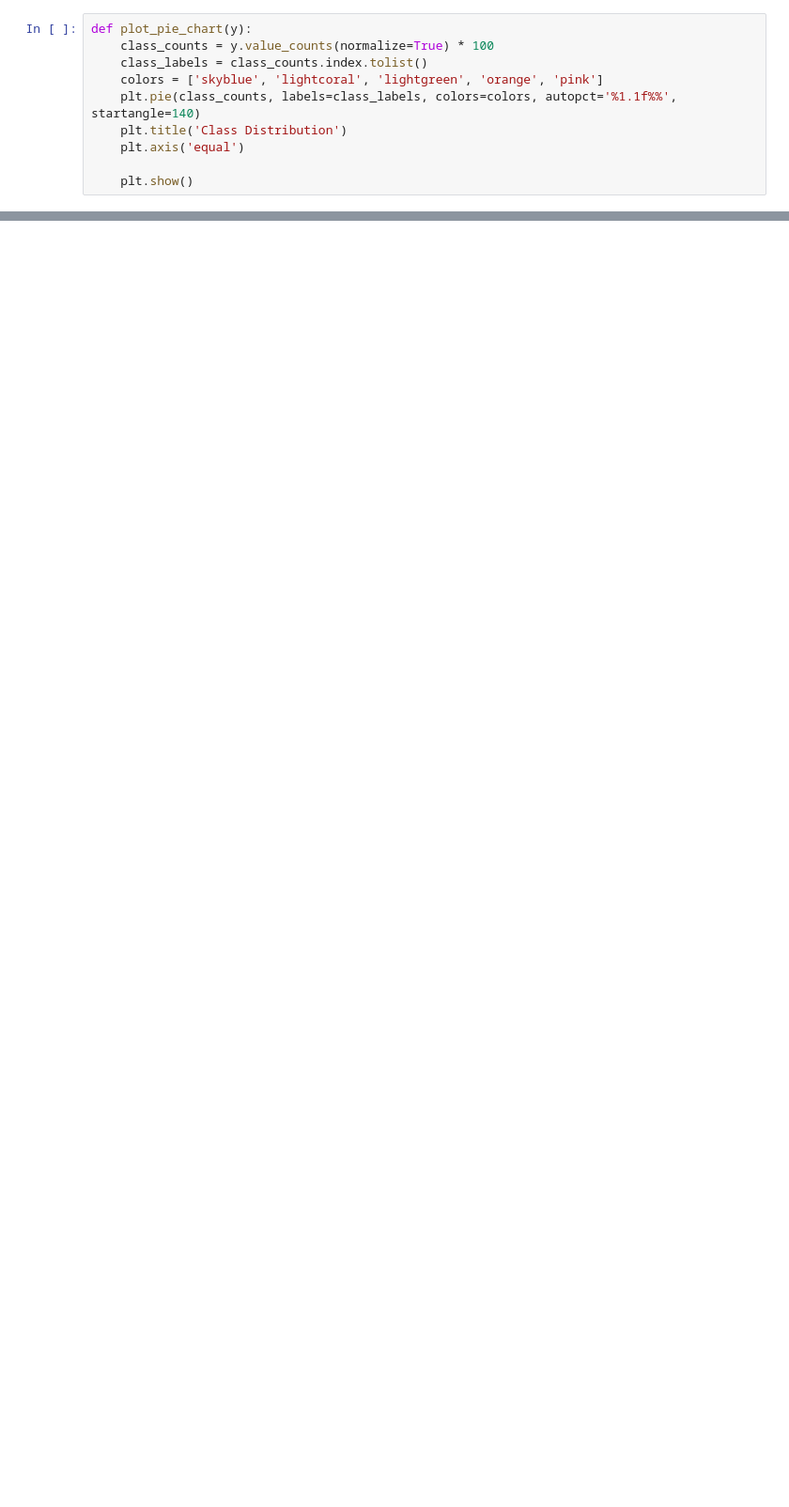
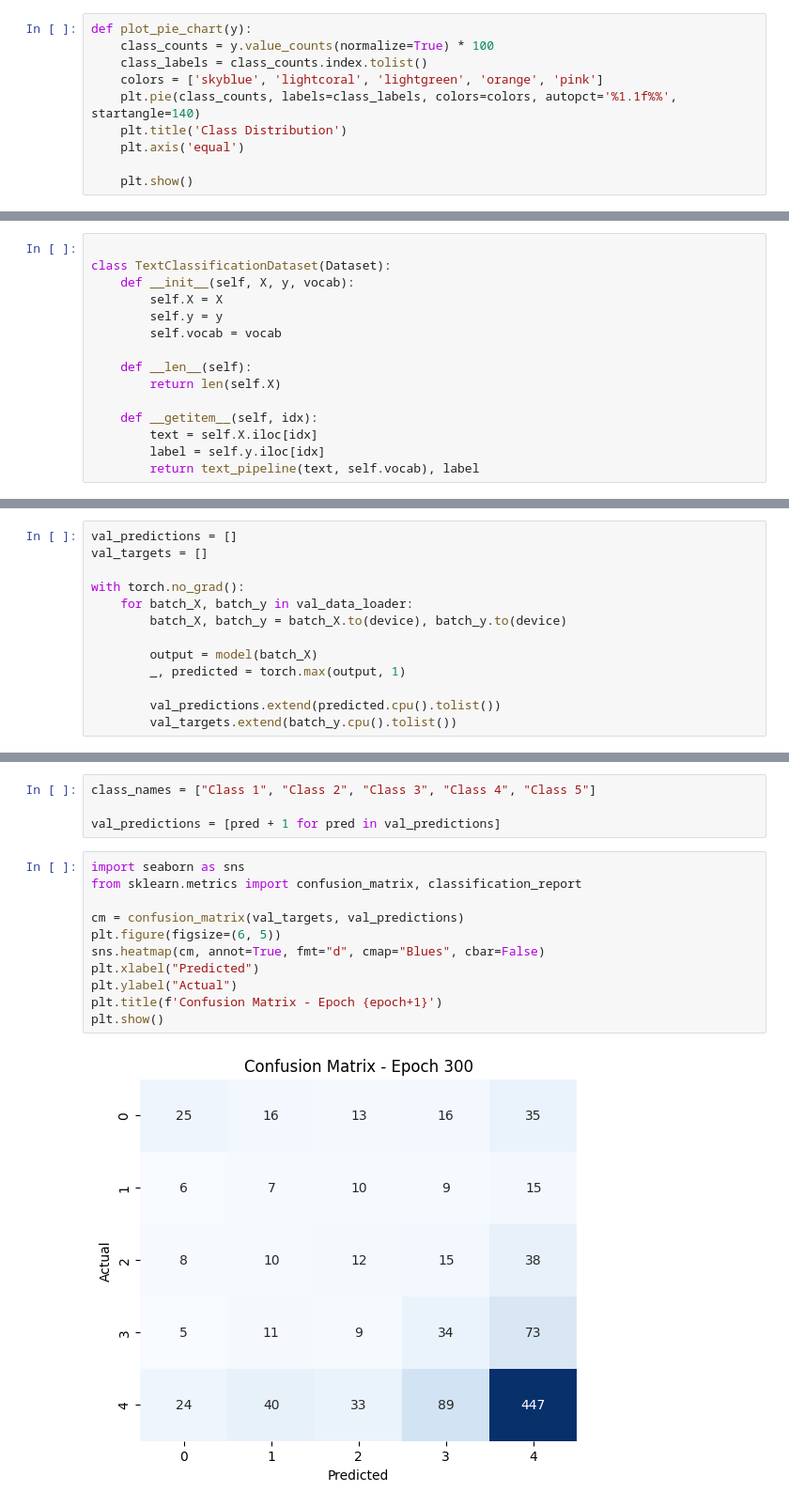
Before and after one commit to mantofer02/DataScienceBootcamp, a Jupyter notebook: FUNDATEC/MachineLearning/Quices/3/Q03_MarcoFerraro.ipynb, the cells around one changed output, grey strips where cells are left out. Shown at 94% size. Saved outputs shown, nothing was run; the diff lists cells and outputs as text; blank space fills up the shorter version.

```diff
--- a/FUNDATEC/MachineLearning/Quices/3/Q03_MarcoFerraro.ipynb
+++ b/FUNDATEC/MachineLearning/Quices/3/Q03_MarcoFerraro.ipynb
@@ -322,0 +309,15 @@ Epoch [10/10], Loss: 0.0217
+# %%
+
+class TextClassificationDataset(Dataset):
+    def __init__(self, X, y, vocab):
+        self.X = X
+        self.y = y
+        self.vocab = vocab
+
+    def __len__(self):
+        return len(self.X)
+
+    def __getitem__(self, idx):
+        text = self.X.iloc[idx]
+        label = self.y.iloc[idx]
+        return text_pipeline(text, self.vocab), label
@@ -322,0 +412,13 @@ Epoch [10/10], Loss: 0.0217
+# %%
+val_predictions = []
+val_targets = []
+
+with torch.no_grad():
+    for batch_X, batch_y in val_data_loader:
+        batch_X, batch_y = batch_X.to(device), batch_y.to(device)
+
+        output = model(batch_X)
+        _, predicted = torch.max(output, 1)
+
+        val_predictions.extend(predicted.cpu().tolist())
+        val_targets.extend(batch_y.cpu().tolist())
@@ -322,0 +427,17 @@ Epoch [10/10], Loss: 0.0217
+# %%
+class_names = ["Class 1", "Class 2", "Class 3", "Class 4", "Class 5"]
+
+val_predictions = [pred + 1 for pred in val_predictions]
+# %%
+import seaborn as sns
+from sklearn.metrics import confusion_matrix, classification_report
+
+cm = confusion_matrix(val_targets, val_predictions)
+plt.figure(figsize=(6, 5))
+sns.heatmap(cm, annot=True, fmt="d", cmap="Blues", cbar=False)
+plt.xlabel("Predicted")
+plt.ylabel("Actual")
+plt.title(f'Confusion Matrix - Epoch {epoch+1}')
+plt.show()
+# %% [output]
+[figure, added]
```
Also changed, not shown: parts of 41 cells of this notebook, 1 other file.
